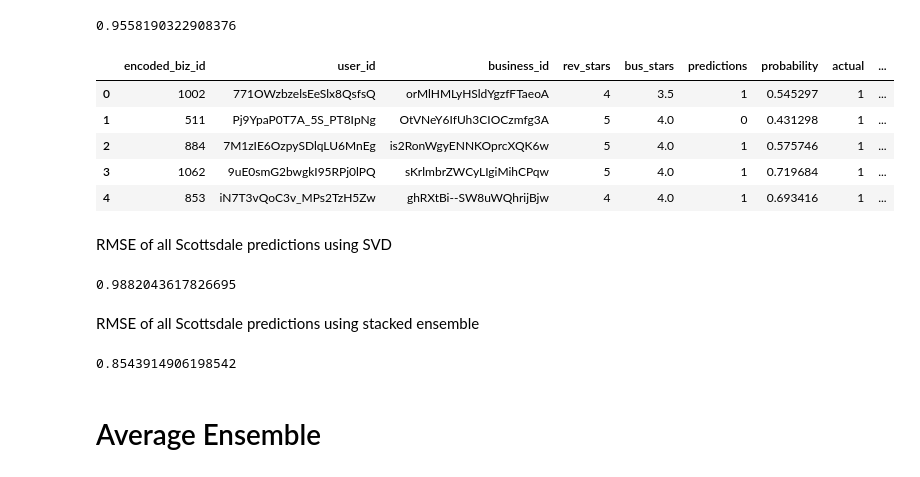
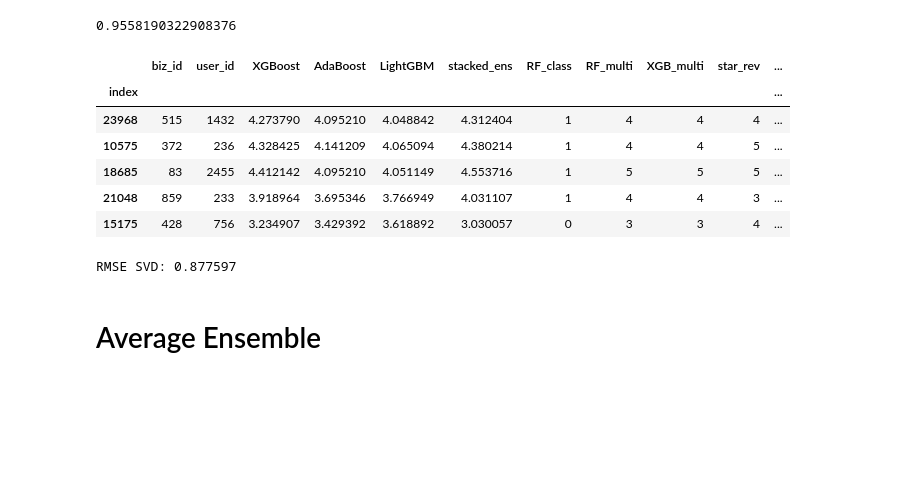
Before and after one commit to dmitriykats1/True-Review, a Jupyter notebook: true_review/notebooks/5.0-dyk-Prediction_Modeling.ipynb, the cells around one changed output. Cells and saved outputs as stored; diff of their text form; code cells hidden in the pictures; blank space fills up the shorter version.

```diff
--- a/true_review/notebooks/5.0-dyk-Prediction_Modeling.ipynb
+++ b/true_review/notebooks/5.0-dyk-Prediction_Modeling.ipynb
@@ -350,0 +989,4 @@ predictions.head()
+# %%
+cols_df = df_test_preds.columns.tolist()
+cols_df = cols_df[-1:] + cols_df[:-1]
+df_test_preds = df_test_preds[cols_df]
@@ -402,6 +1061,8 @@ algo = SVD(n_factors=50, random_state=42)
 algo.fit(trainset)
 # %% [output]
 <surprise.prediction_algorithms.matrix_factorization.SVD at 0x...>
+# %%
+df_test_preds = df_test_preds.drop(columns=['svd', 'temp'])
 # %%
 svd_predictions = algo.test(testset)
 accuracy.rmse(svd_predictions)
@@ -449,7 +1104,7 @@ predictions = predictions[cols_df]
 trainset1, testset1 = train_test_split(data, test_size=1.0)
 all_predictions = algo_tuned.test(testset1)
 # %%
-#create a dictionary of restaurant id : predicted review
+#create a dictionary of (biz_id, user_id) : predicted review
 all_users = {}
 for i in range(0, len(all_predictions)):
-    all_users.update({all_predictions[i][1] : all_predictions[i][3]})
+    all_users.update({(all_predictions[i][1], all_predictions[i][0]) : all_predictions[i][3]})
@@ -458,24 +1111,22 @@ predictions['svd'] = predictions.encoded_biz_id.apply(lambda x: all_users.get(x)
+# %%
+df_test_preds['temp'] = list(zip(df_test_preds.biz_id, df_test_preds.user_id))
+df_test_preds['svd'] = df_test_preds.temp.apply(lambda x: all_users.get(x))
+df_test_preds = df_test_preds.drop(columns=['temp'])
 # %%
-predictions.head()
+df_test_preds.head()
 # %% [output]
-|  | encoded_biz_id | user_id | business_id | rev_stars | bus_stars | predictions | probability | actual | ... |
-| 0 | 1002 | 771OWzbzelsEeSlx8QsfsQ | orMlHMLyHSldYgzfFTaeoA | 4 | 3.5 | 1 | 0.545297 | 1 | ... |
-| 1 | 511 | Pj9YpaP0T7A_5S_PT8IpNg | OtVNeY6IfUh3CIOCzmfg3A | 5 | 4.0 | 0 | 0.431298 | 1 | ... |
-| 2 | 884 | 7M1zIE6OzpySDlqLU6MnEg | is2RonWgyENNKOprcXQK6w | 5 | 4.0 | 1 | 0.575746 | 1 | ... |
-| 3 | 1062 | 9uE0smG2bwgkI95RPj0lPQ | sKrlmbrZWCyLIgiMihCPqw | 5 | 4.0 | 1 | 0.719684 | 1 | ... |
-| 4 | 853 | iN7T3vQoC3v_MPs2TzH5Zw | ghRXtBi--SW8uWQhrijBjw | 4 | 4.0 | 1 | 0.693416 | 1 | ... |
+|  | biz_id | user_id | XGBoost | AdaBoost | LightGBM | stacked_ens | RF_class | RF_multi | XGB_multi | star_rev | ... |
+| index |  |  |  |  |  |  |  |  |  |  | ... |
+| 23968 | 515 | 1432 | 4.273790 | 4.095210 | 4.048842 | 4.312404 | 1 | 4 | 4 | 4 | ... |
+| 10575 | 372 | 236 | 4.328425 | 4.141209 | 4.065094 | 4.380214 | 1 | 4 | 4 | 5 | ... |
+| 18685 | 83 | 2455 | 4.412142 | 4.095210 | 4.051149 | 4.553716 | 1 | 5 | 5 | 5 | ... |
+| 21048 | 859 | 233 | 3.918964 | 3.695346 | 3.766949 | 4.031107 | 1 | 4 | 4 | 3 | ... |
+| 15175 | 428 | 756 | 3.234907 | 3.429392 | 3.618892 | 3.030057 | 0 | 3 | 3 | 4 | ... |
-# %% [markdown]
-RMSE of all Scottsdale predictions using SVD
-# %%
-np.sqrt(mean_squared_error(predictions.rev_stars, predictions.svd))
-# %% [output]
-0.9882043617826695
-# %% [markdown]
-RMSE of all Scottsdale predictions using stacked ensemble
-# %%
-np.sqrt(mean_squared_error(predictions.rev_stars, predictions.stacked_ens))
-# %% [output]
-0.8543914906198542
+# %%
+rmse_test = np.sqrt(mean_squared_error(df_test_preds.star_rev, df_test_preds.svd))
+print("RMSE SVD: %f" % (rmse_test))
+# %% [output]
+RMSE SVD: 0.877597
 # %% [markdown]
 # Average Ensemble
 # %%
```
Also changed, not shown: parts of 128 cells of this notebook.
